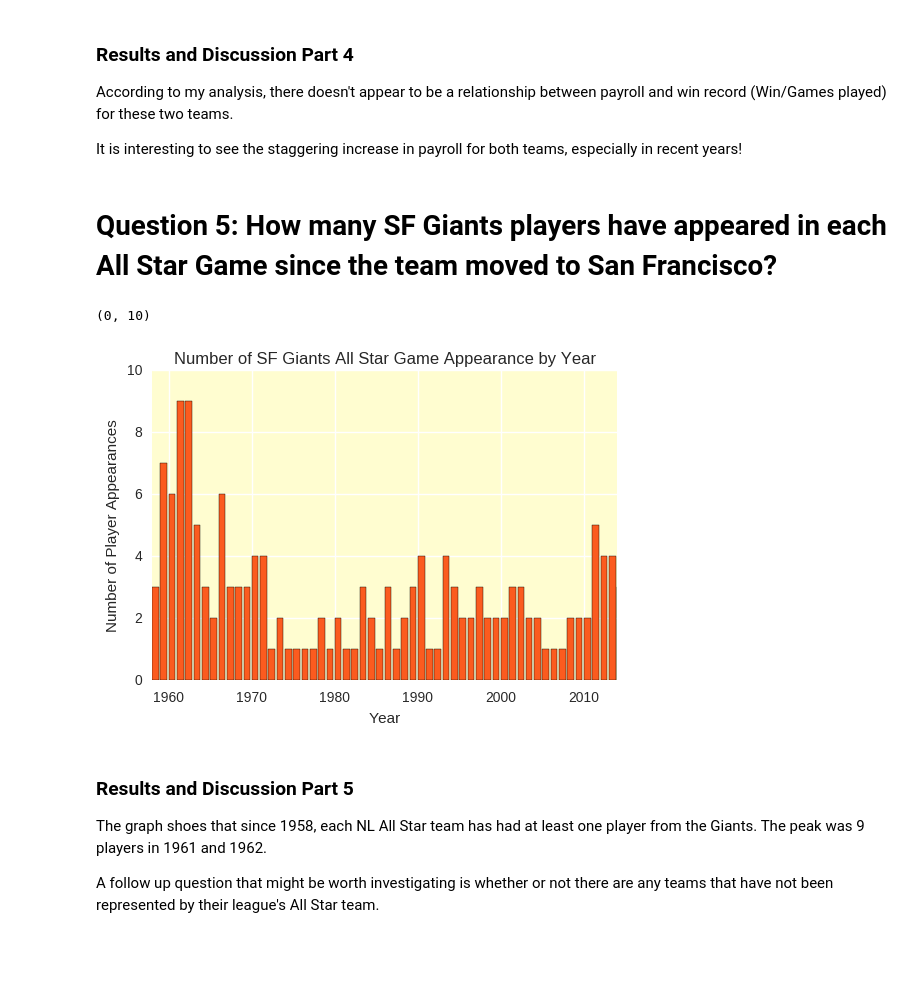
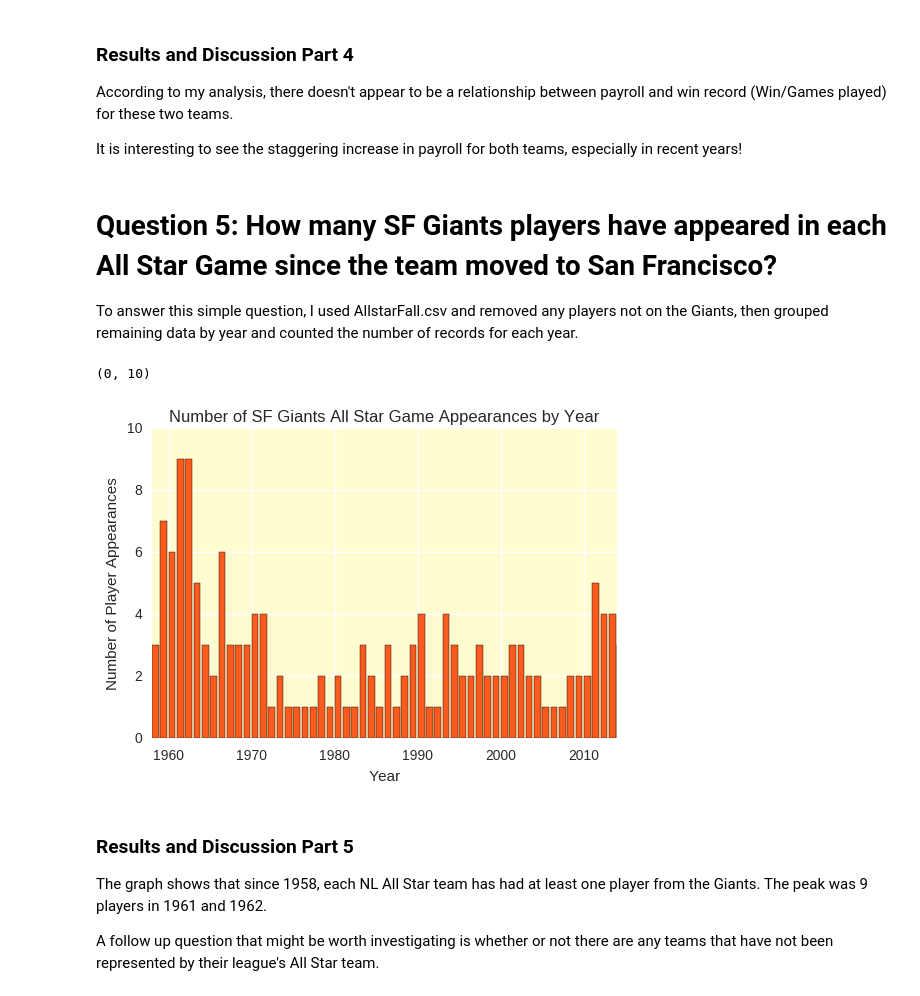
Before and after one commit to bjemcnally/Udacity-IPND-Data-Analyst-Project, a Jupyter notebook: IPND_Data_Analyst_Project.ipynb, the cells around one changed output. Cells and saved outputs as stored; diff of their text form; code cells hidden in the pictures; blank space fills up the shorter version.

```diff
--- a/IPND_Data_Analyst_Project.ipynb
+++ b/IPND_Data_Analyst_Project.ipynb
@@ -434,6 +505,8 @@ According to my analysis, there doesn't appear to be a relationship between payr
 It is interesting to see the staggering increase in payroll for both teams, especially in recent years!
 # %% [markdown]
 # Question 5: How many SF Giants players have appeared in each All Star Game since the team moved to San Francisco?
+
+To answer this simple question, I used AllstarFall.csv and removed any players not on the Giants, then grouped remaining data by year and counted the number of records for each year.
 # %%
 allstar_df = pd.read_csv('baseball/core/AllstarFull.csv')
 # %%
@@ -443,25 +516,25 @@ giants_allstar_appearances_by_year = giants_allstar_appearances.groupby('yearID'
 # %%
 import numpy as np
 import matplotlib.pyplot as plt
 plt.rcParams['axes.facecolor'] = '#FFFDD0'
 %matplotlib inline
 
 x = range(1958,2015)
 y = giants_allstar_appearances_by_year['playerID']
 
 plt.bar(x, y, color = '#FB5B1F', label='AL Average Runs')
 
-plt.title('Number of SF Giants All Star Game Appearance by Year')
+plt.title('Number of SF Giants All Star Game Appearances by Year')
 plt.xlabel('Year')
 plt.ylabel('Number of Player Appearances')
 plt.xlim(1958, 2014)
 plt.ylim(0, 10)
 # %% [output]
 (0, 10)
-[figure, old version]
+[figure, new version]
 # %% [markdown]
 ### Results and Discussion Part 5
 
-The graph shoes that since 1958, each NL All Star team has had at least one player from the Giants. The peak was 9 players in 1961 and 1962.
+The graph shows that since 1958, each NL All Star team has had at least one player from the Giants. The peak was 9 players in 1961 and 1962.
 
 A follow up question that might be worth investigating is whether or not there are any teams that have not been represented by their league's All Star team.
```
Also changed, not shown: parts of 25 cells of this notebook.
